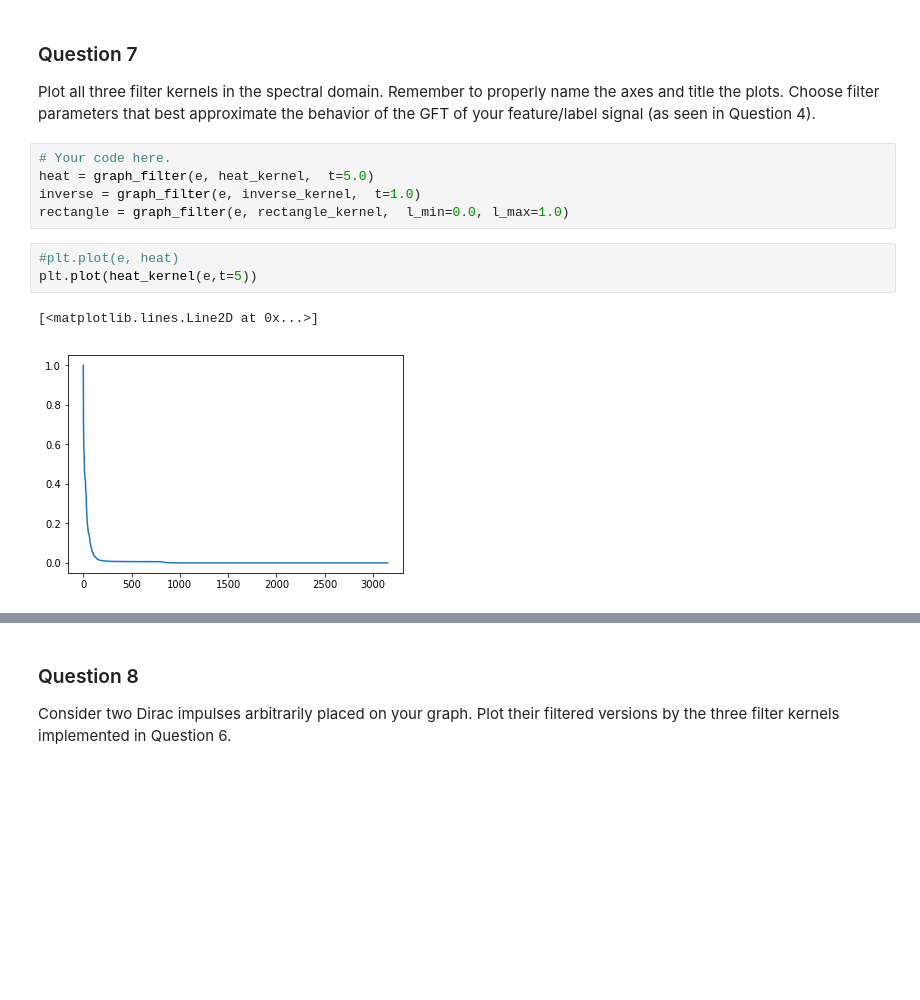
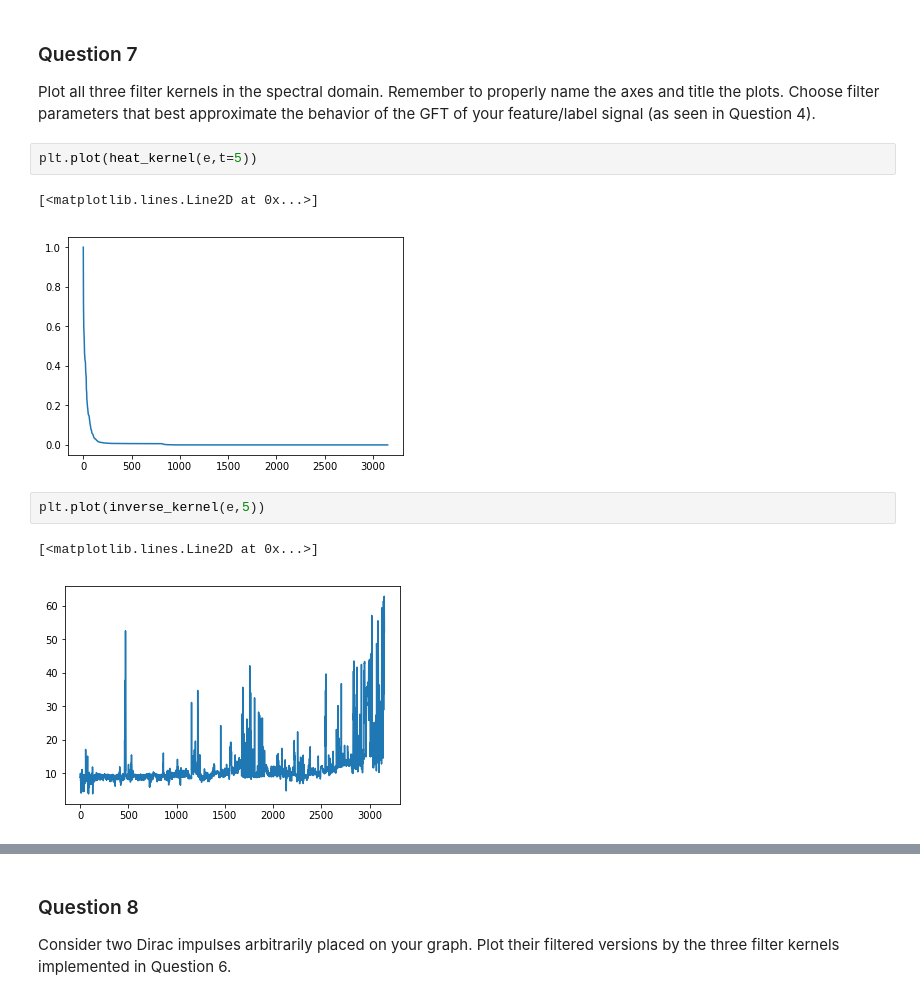
Before and after one commit to dsalathe/group_ntds, a Jupyter notebook: 4_graph_signal_processing.ipynb, the cells around one changed output, grey strips where cells are left out. Saved outputs shown, nothing was run; the diff lists cells and outputs as text; blank space fills up the shorter version.

```diff
--- a/4_graph_signal_processing.ipynb
+++ b/4_graph_signal_processing.ipynb
@@ -299,14 +290,13 @@ def graph_filter(x, kernel, **kwargs):
 ### Question 7
 
 Plot all three filter kernels in the spectral domain. Remember to properly name the axes and title the plots. Choose filter parameters that best approximate the behavior of the GFT of your feature/label signal (as seen in Question 4).
-# %%
-# Your code here.
-heat = graph_filter(e, heat_kernel,  t=5.0)
-inverse = graph_filter(e, inverse_kernel,  t=1.0)
-rectangle = graph_filter(e, rectangle_kernel,  l_min=0.0, l_max=1.0)
 # %%
-#plt.plot(e, heat)
 plt.plot(heat_kernel(e,t=5))
 # %% [output]
 [<matplotlib.lines.Line2D at 0x...>]
 [figure]
+# %%
+plt.plot(inverse_kernel(e,5))
+# %% [output]
+[<matplotlib.lines.Line2D at 0x...>]
+[figure, added]
```
Also changed, not shown: parts of 17 cells of this notebook.
